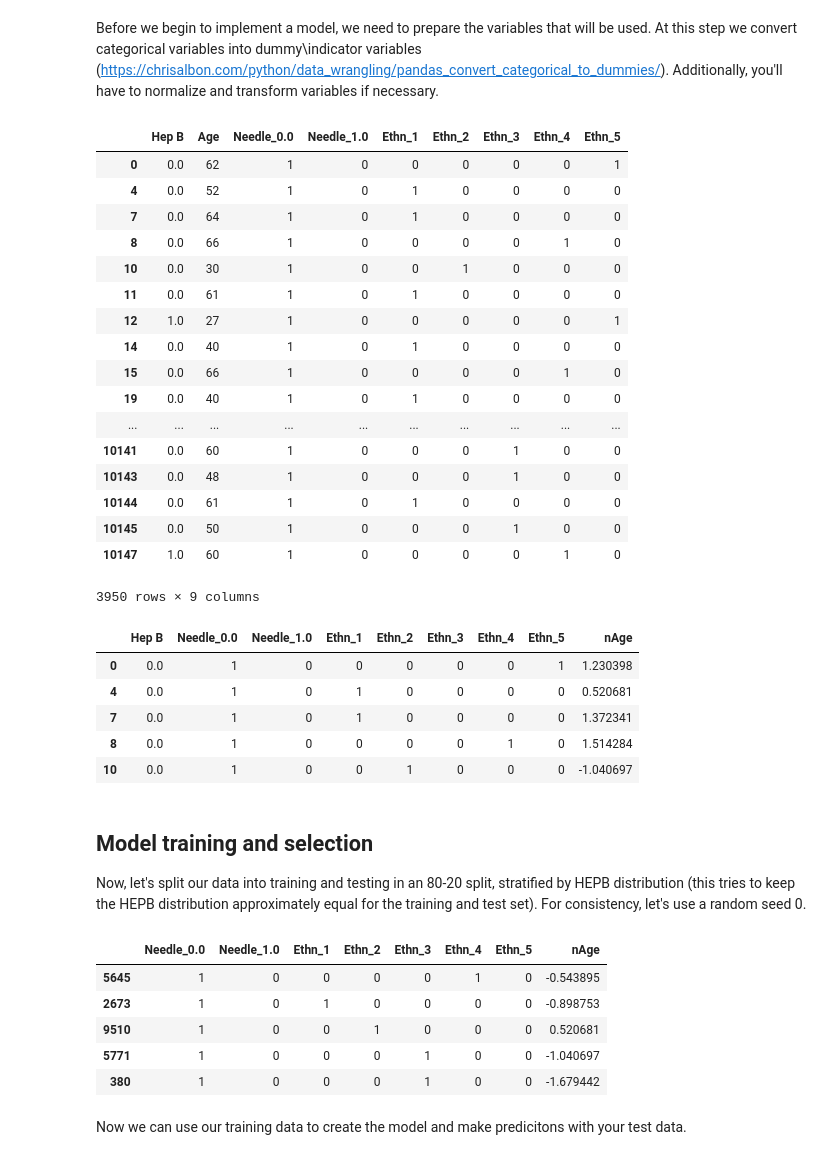
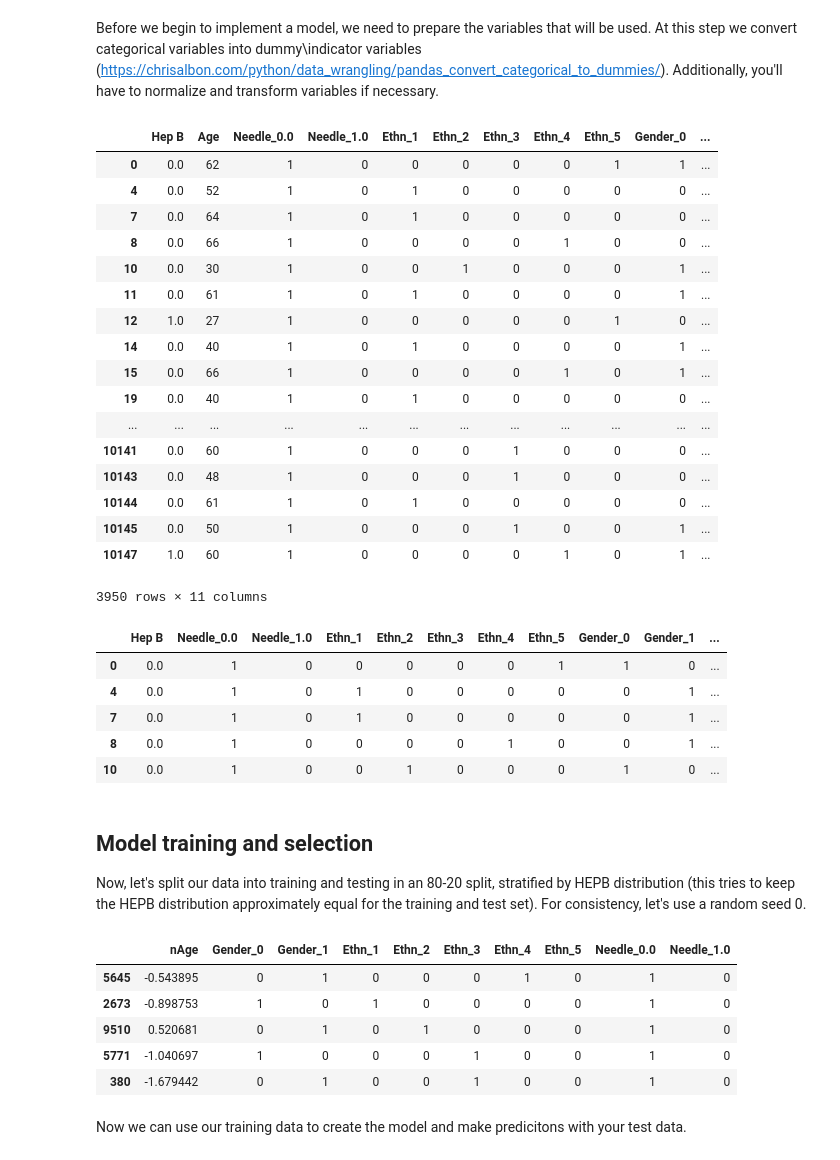
Before and after one commit to Varun-S-Nair/Week1Public, a Jupyter notebook: Challenge Problem Week 1-Student.ipynb, the cells around one changed output. Saved outputs shown, nothing was run; the diff lists cells and outputs as text; code cells hidden in the pictures.

```diff
--- a/Challenge Problem Week 1-Student.ipynb
+++ b/Challenge Problem Week 1-Student.ipynb
@@ -45,7 +45,7 @@ Read in the data set and look at the first ten lines
 # %%
 #import data
 # Write your code here
-dataset = pd.read_csv("nhanes_yrs5.csv")
+dataset = pd.read_csv("/Users/varun/Desktop/BeaverWorks/nhanes_yrs5.csv")
 # %%
 #dropping unnecessary variables (don't worry about this)
 dataset = dataset[dataset.columns.drop(list(dataset.filter(regex='WT')))]
@@ -57,8 +57,8 @@ Awesome, looks like the data loaded in properly. Let's continue by looking at va
 Once you have selected some variables in the NHANES data set only looking at what you are interested in. It is in your best interest to rename the variables.
 # %%
 # Write your code here
-df = dataset[['LBXHBC', 'DUQ370', 'RIDAGEYR', 'RIDRETH1'] ]
-df = df.rename(index = str, columns = {'LBXHBC':'Hep B', 'DUQ370':'Needle', 'RIDAGEYR':'Age', "RIDRETH1":"Ethn"})
+df = dataset[['LBXHBC', 'DUQ370', 'RIDAGEYR', 'RIDRETH1', "RIAGENDR"] ]
+df = df.rename(index = str, columns = {'LBXHBC':'Hep B', 'DUQ370':'Needle', 'RIDAGEYR':'Age', "RIDRETH1":"Ethn", "RIAGENDR": "Gender"})
 
 
 # create a subset of the data you want to analyze
@@ -96,11 +97,14 @@ df = df[np.isfinite(df['Hep B'])]
 df = df[df['Needle']<7]
 df = df[np.isfinite(df['Ethn'])]
 df = df[np.isfinite(df['Age'])]
+df = df[np.isfinite(df['Gender'])]
+# df = df[df['Sex']<7]
 
 
 df['Hep B'] = df['Hep B'].replace(2, 0)
-
+df['Gender'] = df['Gender'].replace(2, 0)
 df['Needle'] = df['Needle'].replace(2, 0)
+# df['Sex'] = df['Sex'].replace(2, 0)
 
 print(df)
 # %% [output]
@@ -156,28 +161,28 @@ Before we begin to implement a model, we need to prepare the variables that will
 # %%
 # creating indicator/dummify for each level of your categorical variable
 
-mydat1 = pd.get_dummies(df, columns=["Needle", "Ethn"])
+mydat1 = pd.get_dummies(df, columns=["Needle", "Ethn", "Gender", "Perscribed"])
 # mydat1 = pd.get_dummies(df, columns=["Needle"])
 mydat1
 # %% [output]
-|  | Hep B | Age | Needle_0.0 | Needle_1.0 | Ethn_1 | Ethn_2 | Ethn_3 | Ethn_4 | Ethn_5 |
-| 0 | 0.0 | 62 | 1 | 0 | 0 | 0 | 0 | 0 | 1 |
-| 4 | 0.0 | 52 | 1 | 0 | 1 | 0 | 0 | 0 | 0 |
-| 7 | 0.0 | 64 | 1 | 0 | 1 | 0 | 0 | 0 | 0 |
-| 8 | 0.0 | 66 | 1 | 0 | 0 | 0 | 0 | 1 | 0 |
-| 10 | 0.0 | 30 | 1 | 0 | 0 | 1 | 0 | 0 | 0 |
-| 11 | 0.0 | 61 | 1 | 0 | 1 | 0 | 0 | 0 | 0 |
-| 12 | 1.0 | 27 | 1 | 0 | 0 | 0 | 0 | 0 | 1 |
-| 14 | 0.0 | 40 | 1 | 0 | 1 | 0 | 0 | 0 | 0 |
-| 15 | 0.0 | 66 | 1 | 0 | 0 | 0 | 0 | 1 | 0 |
-| 19 | 0.0 | 40 | 1 | 0 | 1 | 0 | 0 | 0 | 0 |
-| ... | ... | ... | ... | ... | ... | ... | ... | ... | ... |
-| 10141 | 0.0 | 60 | 1 | 0 | 0 | 0 | 1 | 0 | 0 |
-| 10143 | 0.0 | 48 | 1 | 0 | 0 | 0 | 1 | 0 | 0 |
-| 10144 | 0.0 | 61 | 1 | 0 | 1 | 0 | 0 | 0 | 0 |
-| 10145 | 0.0 | 50 | 1 | 0 | 0 | 0 | 1 | 0 | 0 |
-| 10147 | 1.0 | 60 | 1 | 0 | 0 | 0 | 0 | 1 | 0 |
+|  | Hep B | Age | Needle_0.0 | Needle_1.0 | Ethn_1 | Ethn_2 | Ethn_3 | Ethn_4 | Ethn_5 | Gender_0 | ... |
+| 0 | 0.0 | 62 | 1 | 0 | 0 | 0 | 0 | 0 | 1 | 1 | ... |
+| 4 | 0.0 | 52 | 1 | 0 | 1 | 0 | 0 | 0 | 0 | 0 | ... |
+| 7 | 0.0 | 64 | 1 | 0 | 1 | 0 | 0 | 0 | 0 | 0 | ... |
+| 8 | 0.0 | 66 | 1 | 0 | 0 | 0 | 0 | 1 | 0 | 0 | ... |
+| 10 | 0.0 | 30 | 1 | 0 | 0 | 1 | 0 | 0 | 0 | 1 | ... |
+| 11 | 0.0 | 61 | 1 | 0 | 1 | 0 | 0 | 0 | 0 | 1 | ... |
+| 12 | 1.0 | 27 | 1 | 0 | 0 | 0 | 0 | 0 | 1 | 0 | ... |
+| 14 | 0.0 | 40 | 1 | 0 | 1 | 0 | 0 | 0 | 0 | 1 | ... |
+| 15 | 0.0 | 66 | 1 | 0 | 0 | 0 | 0 | 1 | 0 | 1 | ... |
+| 19 | 0.0 | 40 | 1 | 0 | 1 | 0 | 0 | 0 | 0 | 0 | ... |
+| ... | ... | ... | ... | ... | ... | ... | ... | ... | ... | ... | ... |
+| 10141 | 0.0 | 60 | 1 | 0 | 0 | 0 | 1 | 0 | 0 | 0 | ... |
+| 10143 | 0.0 | 48 | 1 | 0 | 0 | 0 | 1 | 0 | 0 | 0 | ... |
+| 10144 | 0.0 | 61 | 1 | 0 | 1 | 0 | 0 | 0 | 0 | 0 | ... |
+| 10145 | 0.0 | 50 | 1 | 0 | 0 | 0 | 1 | 0 | 0 | 1 | ... |
+| 10147 | 1.0 | 60 | 1 | 0 | 0 | 0 | 0 | 1 | 0 | 1 | ... |
-3950 rows × 9 columns
+3950 rows × 11 columns
 # %%
 #normalizing age variable
 
@@ -194,12 +199,12 @@ mydat1['nAge'] = scaler.transform(norm_data)
 mydat1 = mydat1.drop(['Age'], axis=1)
 mydat1.head()
 # %% [output]
-|  | Hep B | Needle_0.0 | Needle_1.0 | Ethn_1 | Ethn_2 | Ethn_3 | Ethn_4 | Ethn_5 | nAge |
-| 0 | 0.0 | 1 | 0 | 0 | 0 | 0 | 0 | 1 | 1.230398 |
-| 4 | 0.0 | 1 | 0 | 1 | 0 | 0 | 0 | 0 | 0.520681 |
-| 7 | 0.0 | 1 | 0 | 1 | 0 | 0 | 0 | 0 | 1.372341 |
-| 8 | 0.0 | 1 | 0 | 0 | 0 | 0 | 1 | 0 | 1.514284 |
-| 10 | 0.0 | 1 | 0 | 0 | 1 | 0 | 0 | 0 | -1.040697 |
+|  | Hep B | Needle_0.0 | Needle_1.0 | Ethn_1 | Ethn_2 | Ethn_3 | Ethn_4 | Ethn_5 | Gender_0 | Gender_1 | ... |
+| 0 | 0.0 | 1 | 0 | 0 | 0 | 0 | 0 | 1 | 1 | 0 | ... |
+| 4 | 0.0 | 1 | 0 | 1 | 0 | 0 | 0 | 0 | 0 | 1 | ... |
+| 7 | 0.0 | 1 | 0 | 1 | 0 | 0 | 0 | 0 | 0 | 1 | ... |
+| 8 | 0.0 | 1 | 0 | 0 | 0 | 0 | 1 | 0 | 0 | 1 | ... |
+| 10 | 0.0 | 1 | 0 | 0 | 1 | 0 | 0 | 0 | 1 | 0 | ... |
 # %% [markdown]
 ## Model training and selection
 Now, let's split our data into training and testing in an 80-20 split, stratified by HEPB distribution (this tries to keep the HEPB distribution approximately equal for the training and test set). For consistency, let's use a random seed 0.
@@ -213,20 +218,20 @@ y_train = data_train['Hep B']
 y_val = data_val['Hep B']
 
 # only features
-X_train = data_train[["Needle_0.0", "Needle_1.0", "Ethn_1", "Ethn_2", "Ethn_3", "Ethn_4", "Ethn_5", "nAge"]]
-X_val = data_val[["Needle_0.0", "Needle_1.0", "Ethn_1", "Ethn_2", "Ethn_3", "Ethn_4", "Ethn_5", "nAge"]]
+X_train = data_train[["nAge", "Gender_0", "Gender_1", "Ethn_1", "Ethn_2", "Ethn_3", "Ethn_4", "Ethn_5", "Needle_0.0", "Needle_1.0"]]
+X_val = data_val[["nAge", "Gender_0", "Gender_1", "Ethn_1", "Ethn_2", "Ethn_3", "Ethn_4", "Ethn_5", "Needle_0.0", "Needle_1.0"]]
 
 
 
 
 X_train.head()
 # %% [output]
-|  | Needle_0.0 | Needle_1.0 | Ethn_1 | Ethn_2 | Ethn_3 | Ethn_4 | Ethn_5 | nAge |
-| 5645 | 1 | 0 | 0 | 0 | 0 | 1 | 0 | -0.543895 |
-| 2673 | 1 | 0 | 1 | 0 | 0 | 0 | 0 | -0.898753 |
-| 9510 | 1 | 0 | 0 | 1 | 0 | 0 | 0 | 0.520681 |
-| 5771 | 1 | 0 | 0 | 0 | 1 | 0 | 0 | -1.040697 |
-| 380 | 1 | 0 | 0 | 0 | 1 | 0 | 0 | -1.679442 |
+|  | nAge | Gender_0 | Gender_1 | Ethn_1 | Ethn_2 | Ethn_3 | Ethn_4 | Ethn_5 | Needle_0.0 | Needle_1.0 |
+| 5645 | -0.543895 | 0 | 1 | 0 | 0 | 0 | 1 | 0 | 1 | 0 |
+| 2673 | -0.898753 | 1 | 0 | 1 | 0 | 0 | 0 | 0 | 1 | 0 |
+| 9510 | 0.520681 | 0 | 1 | 0 | 1 | 0 | 0 | 0 | 1 | 0 |
+| 5771 | -1.040697 | 1 | 0 | 0 | 0 | 1 | 0 | 0 | 1 | 0 |
+| 380 | -1.679442 | 0 | 1 | 0 | 0 | 1 | 0 | 0 | 1 | 0 |
 # %%
 #define the model
 from sklearn.linear_model import LogisticRegression
```
Also changed, not shown: parts of 6 cells of this notebook, 1 other file.
